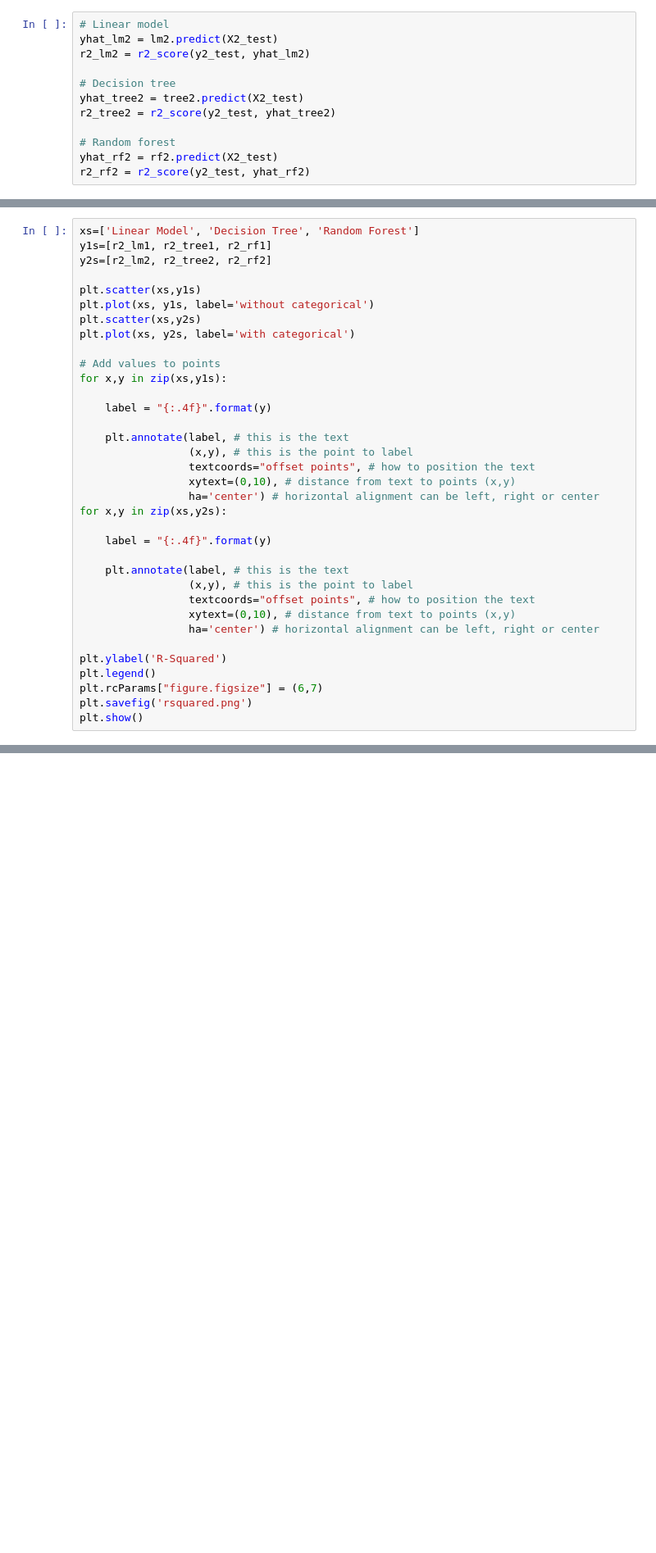
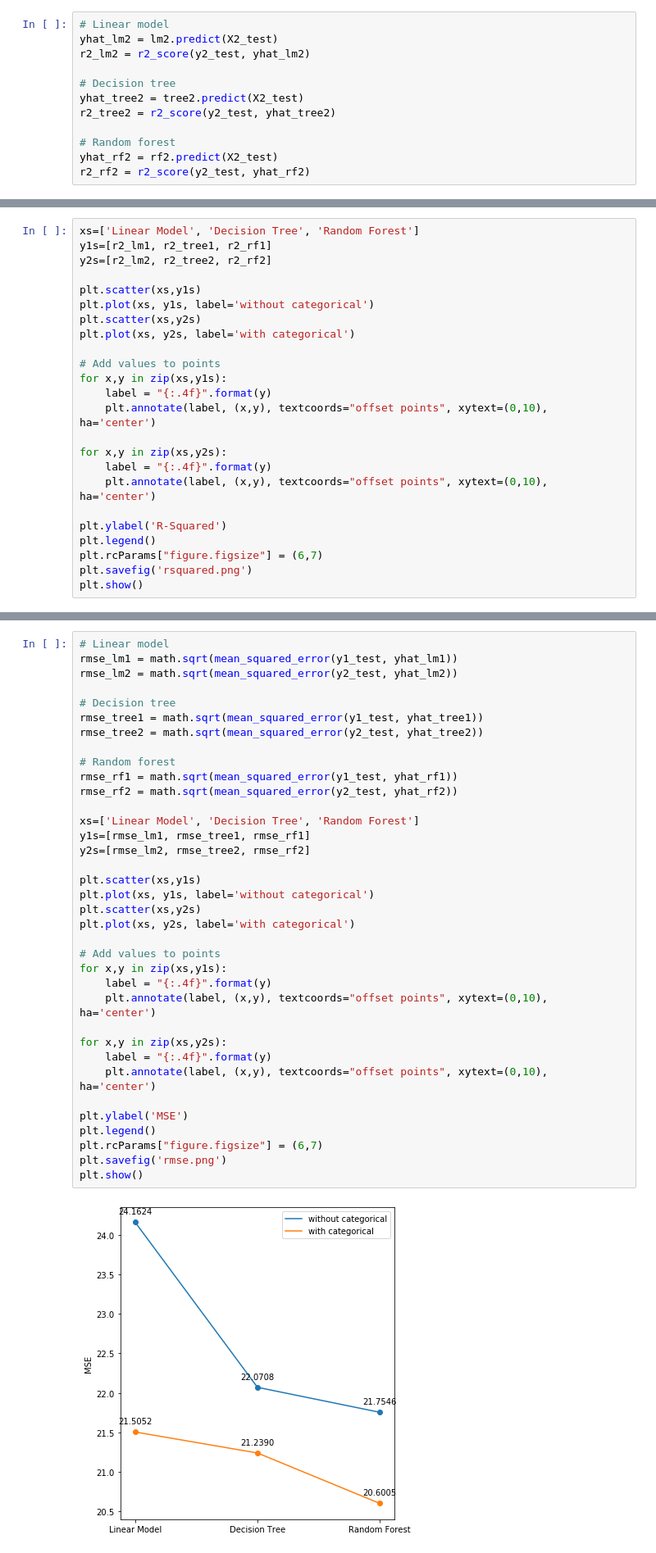
Before and after one commit to kevinossner/openpowerlifting, a Jupyter notebook: openpowerlifting.ipynb, the cells around one changed output, grey strips where cells are left out. Shown at 82% size. Drawn from its saved outputs; the diff is of its cells as text; blank space fills up the shorter version.

```diff
--- a/openpowerlifting.ipynb
+++ b/openpowerlifting.ipynb
@@ -473,23 +492,12 @@ plt.plot(xs, y2s, label='with categorical')
 
 # Add values to points
 for x,y in zip(xs,y1s):
+    label = "{:.4f}".format(y)
+    plt.annotate(label, (x,y), textcoords="offset points", xytext=(0,10), ha='center')
 
+for x,y in zip(xs,y2s):
     label = "{:.4f}".format(y)
-
-    plt.annotate(label, # this is the text
-                 (x,y), # this is the point to label
-                 textcoords="offset points", # how to position the text
-                 xytext=(0,10), # distance from text to points (x,y)
-                 ha='center') # horizontal alignment can be left, right or center
-for x,y in zip(xs,y2s):
-
-    label = "{:.4f}".format(y)
-
-    plt.annotate(label, # this is the text
-                 (x,y), # this is the point to label
-                 textcoords="offset points", # how to position the text
-                 xytext=(0,10), # distance from text to points (x,y)
-                 ha='center') # horizontal alignment can be left, right or center
+    plt.annotate(label, (x,y), textcoords="offset points", xytext=(0,10), ha='center')
 
 plt.ylabel('R-Squared')
 plt.legend()
@@ -500,0 +511,38 @@ plt.show()
+# %%
+# Linear model
+rmse_lm1 = math.sqrt(mean_squared_error(y1_test, yhat_lm1))
+rmse_lm2 = math.sqrt(mean_squared_error(y2_test, yhat_lm2))
+
+# Decision tree
+rmse_tree1 = math.sqrt(mean_squared_error(y1_test, yhat_tree1))
+rmse_tree2 = math.sqrt(mean_squared_error(y2_test, yhat_tree2))
+
+# Random forest
+rmse_rf1 = math.sqrt(mean_squared_error(y1_test, yhat_rf1))
+rmse_rf2 = math.sqrt(mean_squared_error(y2_test, yhat_rf2))
+
+xs=['Linear Model', 'Decision Tree', 'Random Forest']
+y1s=[rmse_lm1, rmse_tree1, rmse_rf1]
+y2s=[rmse_lm2, rmse_tree2, rmse_rf2]
+
+plt.scatter(xs,y1s)
+plt.plot(xs, y1s, label='without categorical')
+plt.scatter(xs,y2s)
+plt.plot(xs, y2s, label='with categorical')
+
+# Add values to points
+for x,y in zip(xs,y1s):
+    label = "{:.4f}".format(y)
+    plt.annotate(label, (x,y), textcoords="offset points", xytext=(0,10), ha='center')
+
+for x,y in zip(xs,y2s):
+    label = "{:.4f}".format(y)
+    plt.annotate(label, (x,y), textcoords="offset points", xytext=(0,10), ha='center')
+
+plt.ylabel('MSE')
+plt.legend()
+plt.rcParams["figure.figsize"] = (6,7)
+plt.savefig('rmse.png')
+plt.show()
+# %% [output]
+[figure, added]
```
Also changed, not shown: parts of 8 cells of this notebook, 1 other file.
